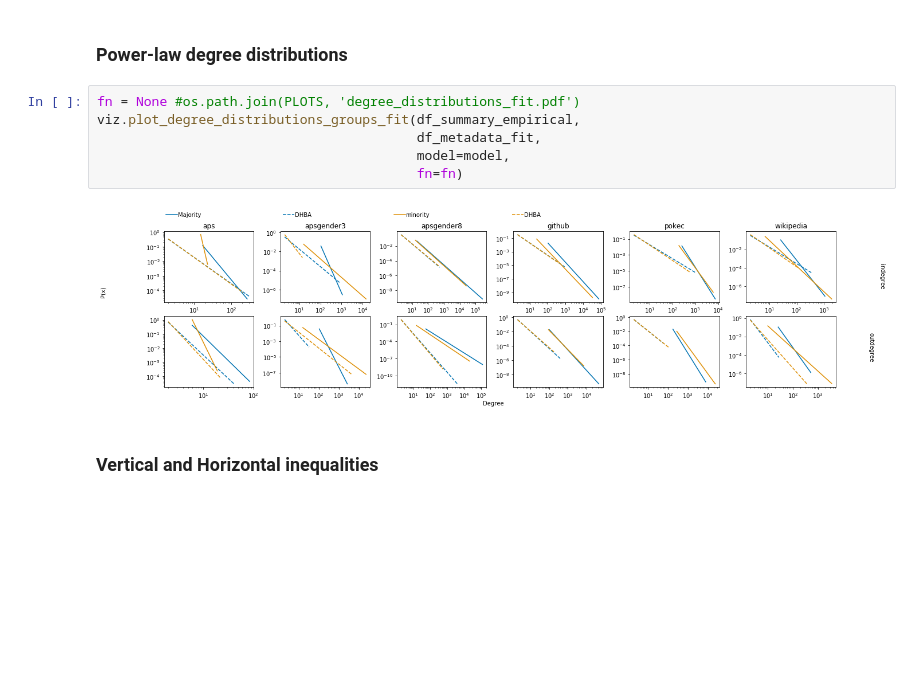
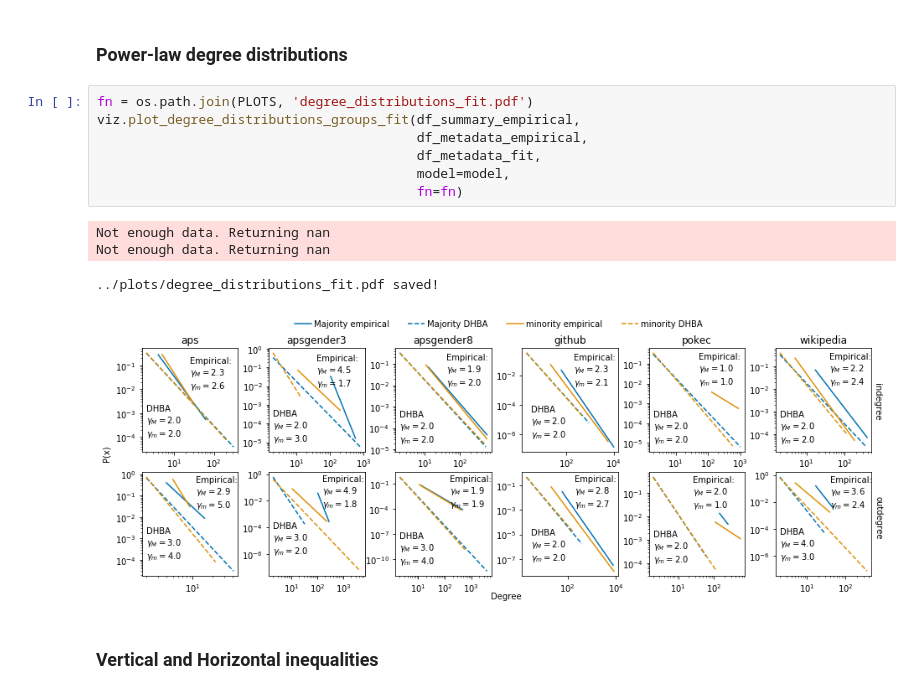
Before and after one commit to gesiscss/Homophilic_Directed_ScaleFree_Networks, a Jupyter notebook: notebooks/5_paper.ipynb, the cells around one changed output. Drawn from its saved outputs; the diff is of its cells as text; blank space fills up the shorter version.

Commit message:
updating plots for paper.

```diff
--- a/notebooks/5_paper.ipynb
+++ b/notebooks/5_paper.ipynb
@@ -80,13 +80,17 @@ df_metadata_fit = network.load_all_datasets_node_metadata_fit(DATASETS, OUTPUT)
 # %% [markdown]
 <h3>Power-law degree distributions</h3>
 # %%
-fn = None #os.path.join(PLOTS, 'degree_distributions_fit.pdf')
+fn = os.path.join(PLOTS, 'degree_distributions_fit.pdf')
 viz.plot_degree_distributions_groups_fit(df_summary_empirical,
+                                         df_metadata_empirical,
                                          df_metadata_fit,
                                          model=model,
                                          fn=fn)
 # %% [output]
+Not enough data. Returning nan
+Not enough data. Returning nan
+../plots/degree_distributions_fit.pdf saved!
-[figure, old version]
+[figure, new version]
 # %% [markdown]
 <h3>Vertical and Horizontal inequalities</h3>
 # %%
```
Also changed, not shown: parts of 2 cells of this notebook, 4 other files.
